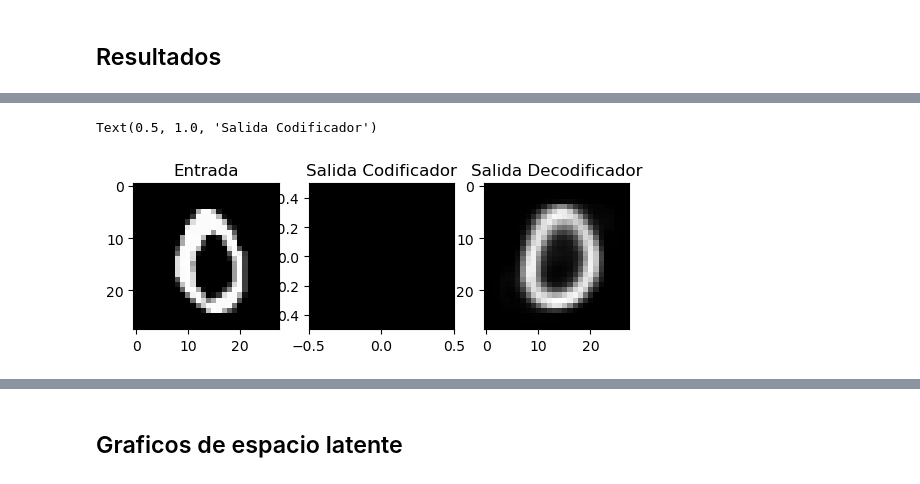
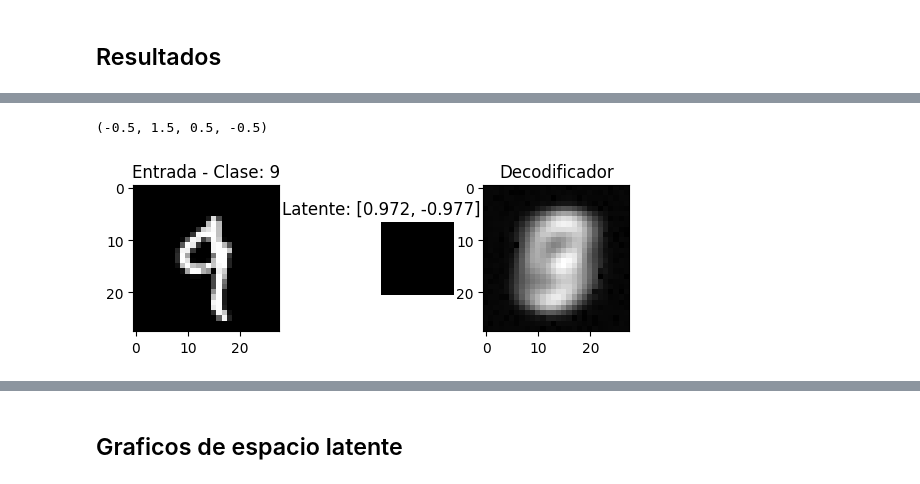
Before and after one commit to irvingvasquez/practicas_pytorch, a Jupyter notebook: 09_Autoencoder.ipynb, the cells around one changed output, grey strips where cells are left out. Cells and saved outputs as stored; diff of their text form; code cells hidden in the pictures.

```diff
--- a/09_Autoencoder.ipynb
+++ b/09_Autoencoder.ipynb
@@ -214,12 +297,17 @@ torch.save({'epoch': epoch,
 # %% [markdown]
 ## Resultados
 # %%
-##GPU
-#model_test=autoencoder().cuda()
+# Determinar dispositivo
+device = torch.device("cuda" if torch.cuda.is_available() else "cpu")
 
-##CPU
-model_test=autoencoder()
-checkpoint_test=torch.load('weights_entrenamiento_autoencMNIST.pth')
-model_test.load_state_dict(torch.load('weights_entrenamiento_autoencMNIST.pth'))
+# Crear modelo y moverlo al dispositivo
+model_test = autoencoder().to(device)
+
+# Cargar pesos entrenados
+checkpoint_test = torch.load('weights_entrenamiento_autoencMNIST.pth')
+model_test.load_state_dict(checkpoint_test)
 model_test.eval()
+
+print(f"Modelo cargado en: {device}")
+model_test.eval()
 # %% [output]
@@ -243,30 +332,37 @@ autoencoder(
 # %%
-input_, _ = dataset[582]
+# Ejemplo aleatorio
+input_, label = dataset[np.random.randint(0, len(dataset))]
+
 #procesamiento dato de entrada
 input_test = input_.view(input_.size(0), -1)
 output_test=model_test(input_test)
 code_output=model_test.encoder(input_test)
+
 #procesamiento dato de salida de autoencoder
 output_test=output_test.reshape(28,28)
 output_test=output_test.detach().numpy()
-#procesamiento de dato salida del codificador
-img_code=code_output.reshape(1,-1)
+
+#procesamiento de dato salida del codificador - ahora son 2 dimensiones
+img_code=code_output.reshape(1,2)
 img_code=img_code.detach().numpy()
 
 
 #Visualización
 plt.subplot(1, 3, 1)
-plt.imshow(input_.numpy()[0],cmap='gray')
-plt.title("Entrada")
-
+plt.imshow(input_.numpy()[0], cmap='gray')
+plt.title(f"Entrada - Clase: {label}")
 
 plt.subplot(1, 3, 3)
-plt.imshow(output_test,cmap='gray')
-plt.title("Salida Decodificador")
+plt.imshow(output_test, cmap='gray')
+plt.title("Decodificador")
 
 plt.subplot(1, 3, 2)
-plt.imshow(img_code,cmap='gray')
-plt.title("Salida Codificador")
+# Crear imagen 1x2 con los dos valores latentes
+
+latent_img = img_code.reshape(1, 2)
+plt.imshow(latent_img, cmap='gray')
+plt.title(f'Latente: [{img_code[0,0]:.3f}, {img_code[0,1]:.3f}]')
+plt.axis('off')
 # %% [output]
-Text(0.5, 1.0, 'Salida Codificador')
+(-0.5, 1.5, 0.5, -0.5)
-[figure, old version]
+[figure, new version]
```
Also changed, not shown: parts of 21 cells of this notebook, 1 other file.
